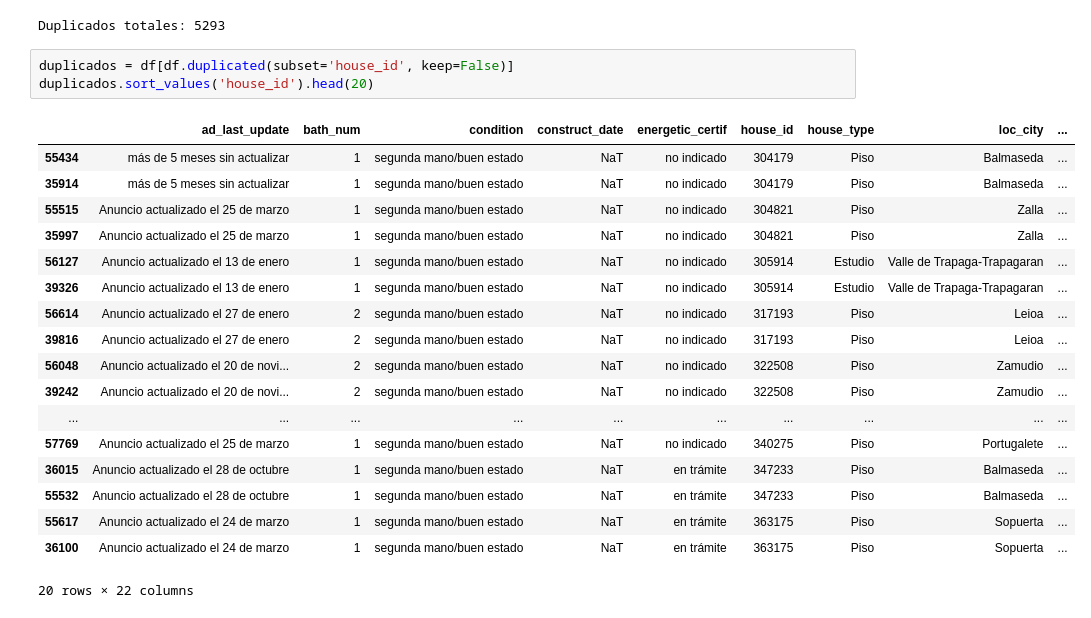
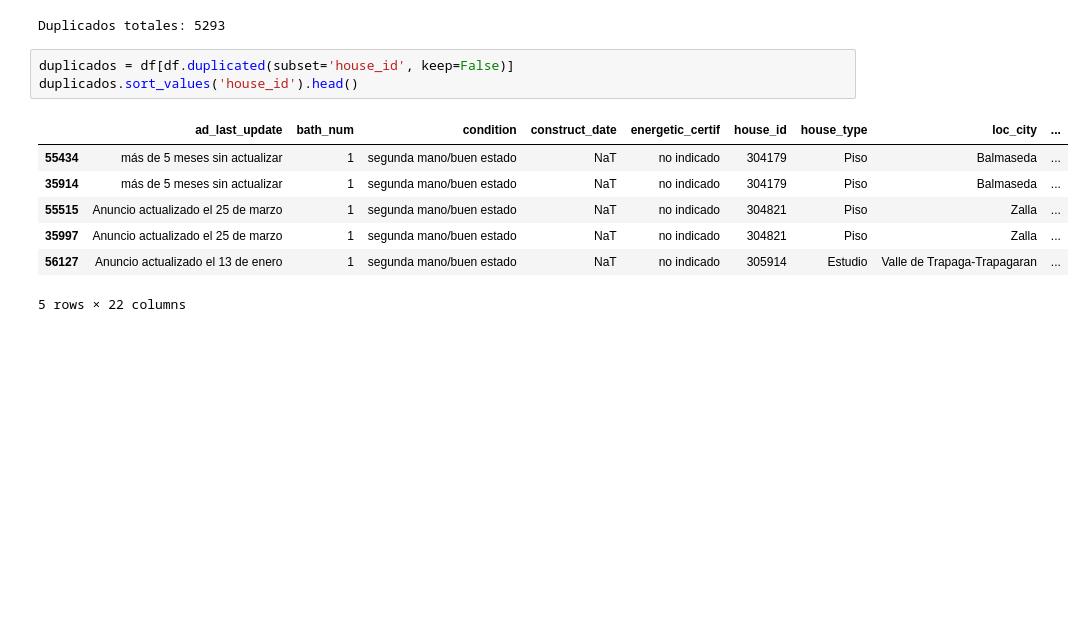
Before and after one commit to pablo98al/Proyecto_Final, a Jupyter notebook: Pre - Proyecto/Notebook/Merge.ipynb, the cells around one changed output. Cells and saved outputs as stored; diff of their text form; blank space fills up the shorter version.

```diff
--- a/Pre - Proyecto/Notebook/Merge.ipynb
+++ b/Pre - Proyecto/Notebook/Merge.ipynb
@@ -374,23 +374,12 @@ print(f"Duplicados totales: {df.duplicated(["house_id"]).sum()}")
 Duplicados totales: 5293
 # %%
 duplicados = df[df.duplicated(subset='house_id', keep=False)]
-duplicados.sort_values('house_id').head(20)
+duplicados.sort_values('house_id').head()
 # %% [output]
 |  | ad_last_update | bath_num | condition | construct_date | energetic_certif | house_id | house_type | loc_city | ... |
 | 55434 | más de 5 meses sin actualizar | 1 | segunda mano/buen estado | NaT | no indicado | 304179 | Piso | Balmaseda | ... |
 | 35914 | más de 5 meses sin actualizar | 1 | segunda mano/buen estado | NaT | no indicado | 304179 | Piso | Balmaseda | ... |
 | 55515 | Anuncio actualizado el 25 de marzo | 1 | segunda mano/buen estado | NaT | no indicado | 304821 | Piso | Zalla | ... |
 | 35997 | Anuncio actualizado el 25 de marzo | 1 | segunda mano/buen estado | NaT | no indicado | 304821 | Piso | Zalla | ... |
 | 56127 | Anuncio actualizado el 13 de enero | 1 | segunda mano/buen estado | NaT | no indicado | 305914 | Estudio | Valle de Trapaga-Trapagaran | ... |
-| 39326 | Anuncio actualizado el 13 de enero | 1 | segunda mano/buen estado | NaT | no indicado | 305914 | Estudio | Valle de Trapaga-Trapagaran | ... |
-| 56614 | Anuncio actualizado el 27 de enero | 2 | segunda mano/buen estado | NaT | no indicado | 317193 | Piso | Leioa | ... |
-| 39816 | Anuncio actualizado el 27 de enero | 2 | segunda mano/buen estado | NaT | no indicado | 317193 | Piso | Leioa | ... |
-| 56048 | Anuncio actualizado el 20 de novi... | 2 | segunda mano/buen estado | NaT | no indicado | 322508 | Piso | Zamudio | ... |
-| 39242 | Anuncio actualizado el 20 de novi... | 2 | segunda mano/buen estado | NaT | no indicado | 322508 | Piso | Zamudio | ... |
-| ... | ... | ... | ... | ... | ... | ... | ... | ... | ... |
-| 57769 | Anuncio actualizado el 25 de marzo | 1 | segunda mano/buen estado | NaT | no indicado | 340275 | Piso | Portugalete | ... |
-| 36015 | Anuncio actualizado el 28 de octubre | 1 | segunda mano/buen estado | NaT | en trámite | 347233 | Piso | Balmaseda | ... |
-| 55532 | Anuncio actualizado el 28 de octubre | 1 | segunda mano/buen estado | NaT | en trámite | 347233 | Piso | Balmaseda | ... |
-| 55617 | Anuncio actualizado el 24 de marzo | 1 | segunda mano/buen estado | NaT | en trámite | 363175 | Piso | Sopuerta | ... |
-| 36100 | Anuncio actualizado el 24 de marzo | 1 | segunda mano/buen estado | NaT | en trámite | 363175 | Piso | Sopuerta | ... |
-20 rows × 22 columns
+5 rows × 22 columns
```
Also changed, not shown: 3 other files.
